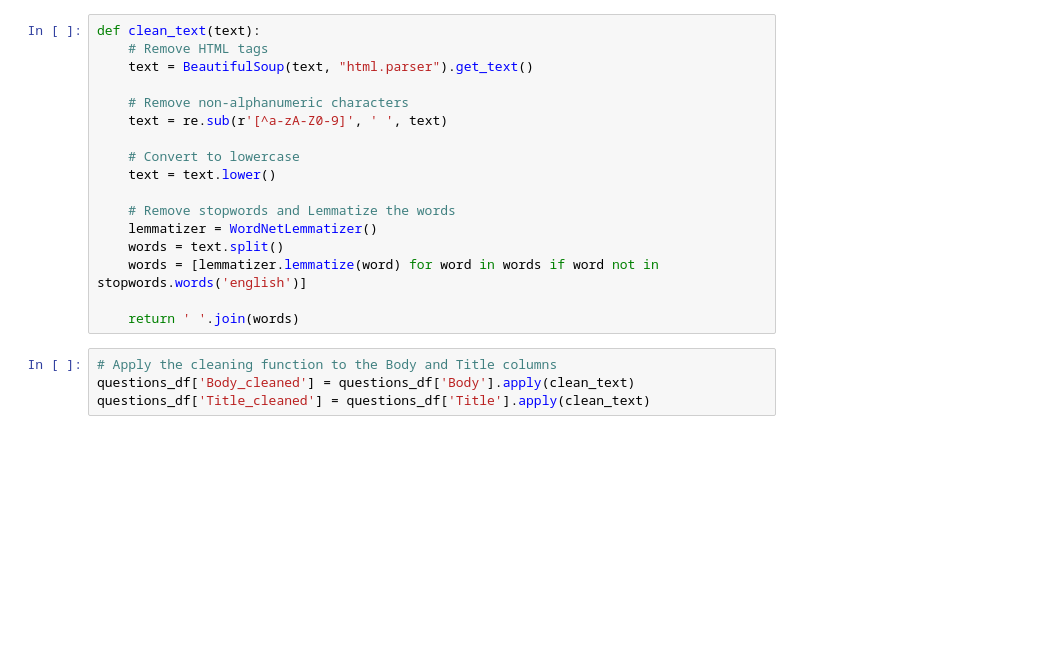
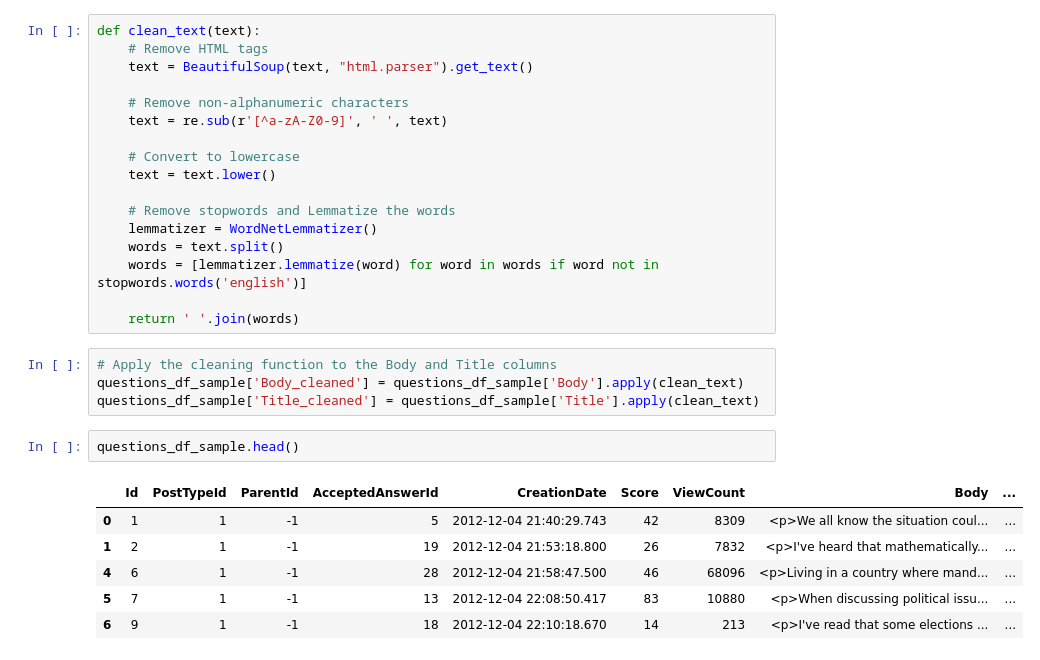
Before and after one commit to pierrehogenhaug/stackexchange_politics, a Jupyter notebook: topic_extraction.ipynb, the cells around one changed output. Cells and saved outputs as stored; diff of their text form; blank space fills up the shorter version.

```diff
--- a/topic_extraction.ipynb
+++ b/topic_extraction.ipynb
@@ -70,5 +71,14 @@ def clean_text(text):
     return ' '.join(words)
 # %%
 # Apply the cleaning function to the Body and Title columns
-questions_df['Body_cleaned'] = questions_df['Body'].apply(clean_text)
-questions_df['Title_cleaned'] = questions_df['Title'].apply(clean_text)
+questions_df_sample['Body_cleaned'] = questions_df_sample['Body'].apply(clean_text)
+questions_df_sample['Title_cleaned'] = questions_df_sample['Title'].apply(clean_text)
+# %%
+questions_df_sample.head()
+# %% [output]
+|  | Id | PostTypeId | ParentId | AcceptedAnswerId | CreationDate | Score | ViewCount | Body | ... |
+| 0 | 1 | 1 | -1 | 5 | 2012-12-04 21:40:29.743 | 42 | 8309 | <p>We all know the situation coul... | ... |
+| 1 | 2 | 1 | -1 | 19 | 2012-12-04 21:53:18.800 | 26 | 7832 | <p>I've heard that mathematically... | ... |
+| 4 | 6 | 1 | -1 | 28 | 2012-12-04 21:58:47.500 | 46 | 68096 | <p>Living in a country where mand... | ... |
+| 5 | 7 | 1 | -1 | 13 | 2012-12-04 22:08:50.417 | 83 | 10880 | <p>When discussing political issu... | ... |
+| 6 | 9 | 1 | -1 | 18 | 2012-12-04 22:10:18.670 | 14 | 213 | <p>I've read that some elections ... | ... |
```
Also changed, not shown: parts of 5 cells of this notebook.
